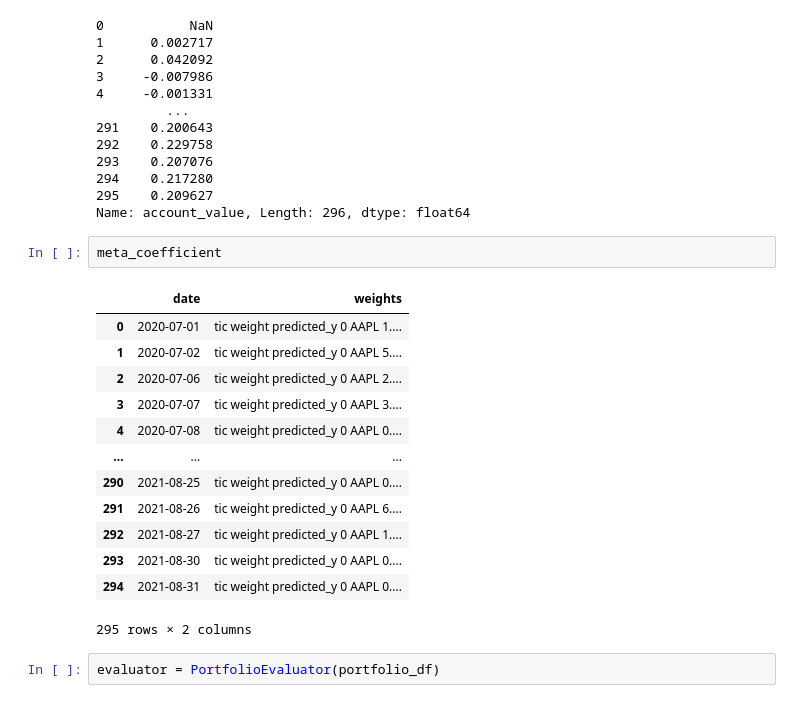
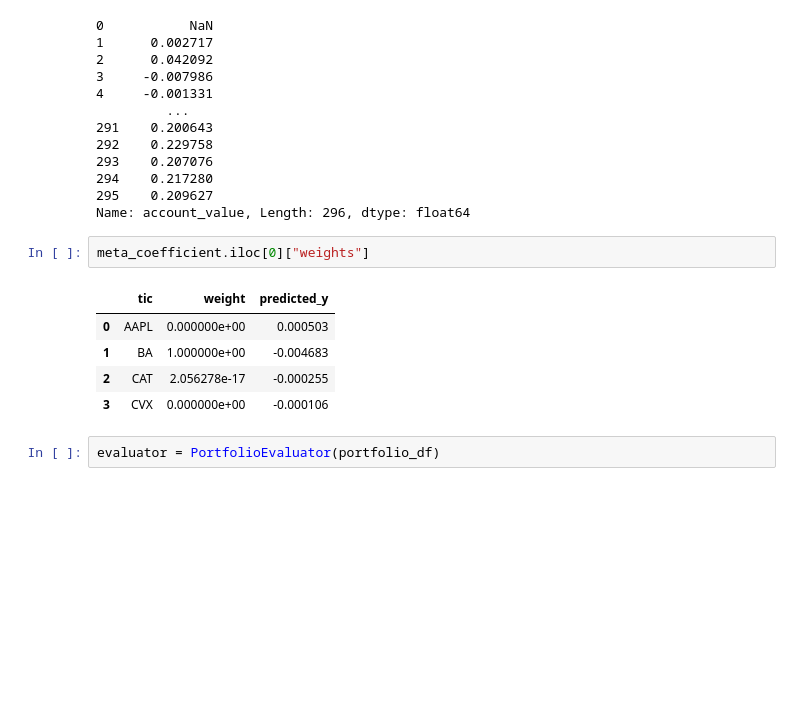
Before and after one commit to didemdurukan/portfolio_allocation_framework, a Jupyter notebook: notebooks/Linear_Regression_Test_notebook.ipynb, the cells around one changed output. Saved outputs shown, nothing was run; the diff lists cells and outputs as text; blank space fills up the shorter version.

```diff
--- a/notebooks/Linear_Regression_Test_notebook.ipynb
+++ b/notebooks/Linear_Regression_Test_notebook.ipynb
@@ -138,22 +138,14 @@ portfolio_cumprod
 294    0.217280
 295    0.209627
 Name: account_value, Length: 296, dtype: float64
-# %%
-meta_coefficient
-# %% [output]
-|  | date | weights |
-| 0 | 2020-07-01 | tic weight predicted_y 0 AAPL 1.... |
-| 1 | 2020-07-02 | tic weight predicted_y 0 AAPL 5.... |
-| 2 | 2020-07-06 | tic weight predicted_y 0 AAPL 2.... |
-| 3 | 2020-07-07 | tic weight predicted_y 0 AAPL 3.... |
-| 4 | 2020-07-08 | tic weight predicted_y 0 AAPL 0.... |
-| ... | ... | ... |
-| 290 | 2021-08-25 | tic weight predicted_y 0 AAPL 0.... |
-| 291 | 2021-08-26 | tic weight predicted_y 0 AAPL 6.... |
-| 292 | 2021-08-27 | tic weight predicted_y 0 AAPL 1.... |
-| 293 | 2021-08-30 | tic weight predicted_y 0 AAPL 0.... |
-| 294 | 2021-08-31 | tic weight predicted_y 0 AAPL 0.... |
-295 rows × 2 columns
+# %%
+meta_coefficient.iloc[0]["weights"]
+# %% [output]
+|  | tic | weight | predicted_y |
+| 0 | AAPL | 0.000000e+00 | 0.000503 |
+| 1 | BA | 1.000000e+00 | -0.004683 |
+| 2 | CAT | 2.056278e-17 | -0.000255 |
+| 3 | CVX | 0.000000e+00 | -0.000106 |
 # %%
 evaluator = PortfolioEvaluator(portfolio_df)
 # %%
```
Also changed, not shown: parts of 2 cells of this notebook, 4 other files.
